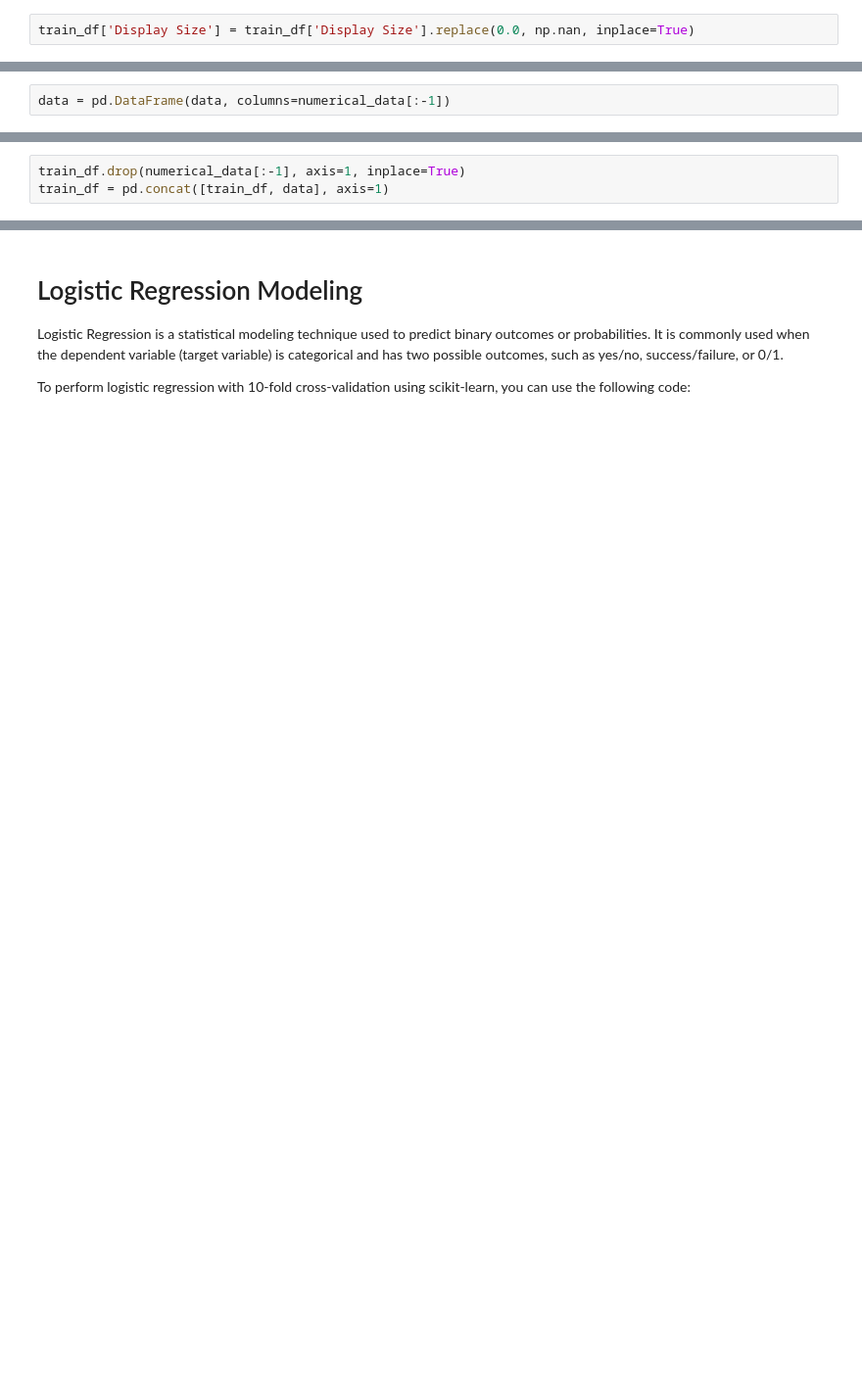
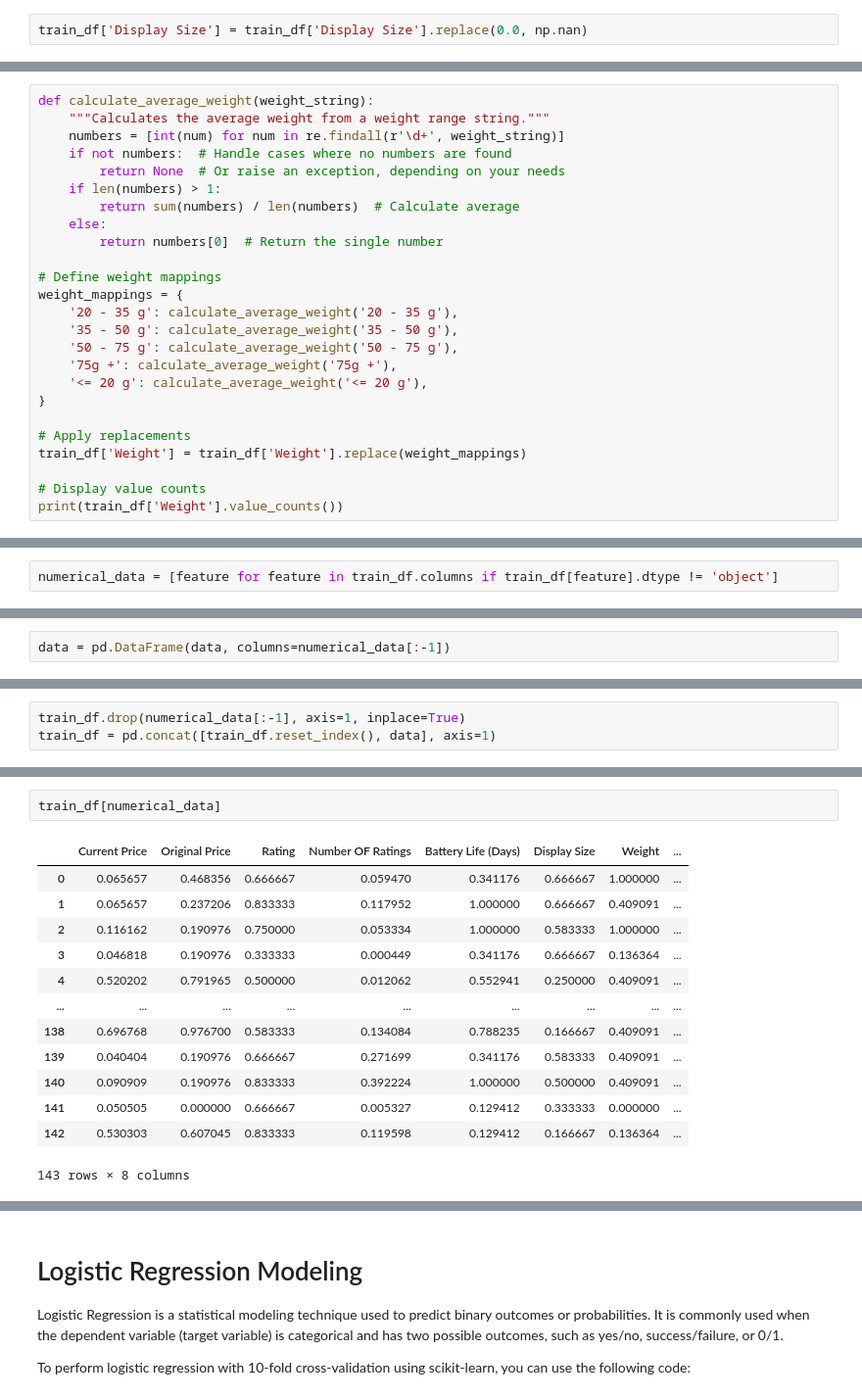
Before and after one commit to nkosanamolefe/machine-learning, a Jupyter notebook: smartwatch/discount_price_predictor.ipynb, the cells around one changed output, grey strips where cells are left out. Shown at 98% size. Drawn from its saved outputs; the diff is of its cells as text; blank space fills up the shorter version.

```diff
--- a/smartwatch/discount_price_predictor.ipynb
+++ b/smartwatch/discount_price_predictor.ipynb
@@ -286,4 +302,4 @@ train_df['Display Size'].head()
 # %%
-train_df['Display Size'] = train_df['Display Size'].replace(0.0, np.nan, inplace=True)
+train_df['Display Size'] = train_df['Display Size'].replace(0.0, np.nan)
 # %%
 train_df['Display Size'].isna().sum()
@@ -314,0 +335,25 @@ Feel free to explore these newly created variables and decide whether you'd like
+# %%
+def calculate_average_weight(weight_string):
+    """Calculates the average weight from a weight range string."""
+    numbers = [int(num) for num in re.findall(r'\d+', weight_string)]
+    if not numbers:  # Handle cases where no numbers are found
+        return None  # Or raise an exception, depending on your needs
+    if len(numbers) > 1:
+        return sum(numbers) / len(numbers)  # Calculate average
+    else:
+        return numbers[0]  # Return the single number
+
+# Define weight mappings
+weight_mappings = {
+    '20 - 35 g': calculate_average_weight('20 - 35 g'),
+    '35 - 50 g': calculate_average_weight('35 - 50 g'),
+    '50 - 75 g': calculate_average_weight('50 - 75 g'),
+    '75g +': calculate_average_weight('75g +'),
+    '<= 20 g': calculate_average_weight('<= 20 g'),
+}
+
+# Apply replacements
+train_df['Weight'] = train_df['Weight'].replace(weight_mappings)
+
+# Display value counts
+print(train_df['Weight'].value_counts())
@@ -316,3 +373,5 @@ Feel free to explore these newly created variables and decide whether you'd like
 train_df['Discount Price'] = (train_df['Original Price'] * (-train_df['Discount Percentage'])) / 100
 # %%
 train_df.drop(['Discount Percentage'], axis=1, inplace=True)
+# %%
+numerical_data = [feature for feature in train_df.columns if train_df[feature].dtype != 'object']
@@ -360,3 +507,3 @@ data.head()
 # %%
 train_df.drop(numerical_data[:-1], axis=1, inplace=True)
-train_df = pd.concat([train_df, data], axis=1)
+train_df = pd.concat([train_df.reset_index(), data], axis=1)
@@ -362,0 +523,16 @@ train_df = pd.concat([train_df, data], axis=1)
+# %%
+train_df[numerical_data]
+# %% [output]
+|  | Current Price | Original Price | Rating | Number OF Ratings | Battery Life (Days) | Display Size | Weight | ... |
+| 0 | 0.065657 | 0.468356 | 0.666667 | 0.059470 | 0.341176 | 0.666667 | 1.000000 | ... |
+| 1 | 0.065657 | 0.237206 | 0.833333 | 0.117952 | 1.000000 | 0.666667 | 0.409091 | ... |
+| 2 | 0.116162 | 0.190976 | 0.750000 | 0.053334 | 1.000000 | 0.583333 | 1.000000 | ... |
+| 3 | 0.046818 | 0.190976 | 0.333333 | 0.000449 | 0.341176 | 0.666667 | 0.136364 | ... |
+| 4 | 0.520202 | 0.791965 | 0.500000 | 0.012062 | 0.552941 | 0.250000 | 0.409091 | ... |
+| ... | ... | ... | ... | ... | ... | ... | ... | ... |
+| 138 | 0.696768 | 0.976700 | 0.583333 | 0.134084 | 0.788235 | 0.166667 | 0.409091 | ... |
+| 139 | 0.040404 | 0.190976 | 0.666667 | 0.271699 | 0.341176 | 0.583333 | 0.409091 | ... |
+| 140 | 0.090909 | 0.190976 | 0.833333 | 0.392224 | 1.000000 | 0.500000 | 0.409091 | ... |
+| 141 | 0.050505 | 0.000000 | 0.666667 | 0.005327 | 0.129412 | 0.333333 | 0.000000 | ... |
+| 142 | 0.530303 | 0.607045 | 0.833333 | 0.119598 | 0.129412 | 0.166667 | 0.136364 | ... |
+143 rows × 8 columns
```
Also changed, not shown: parts of 55 cells of this notebook.
